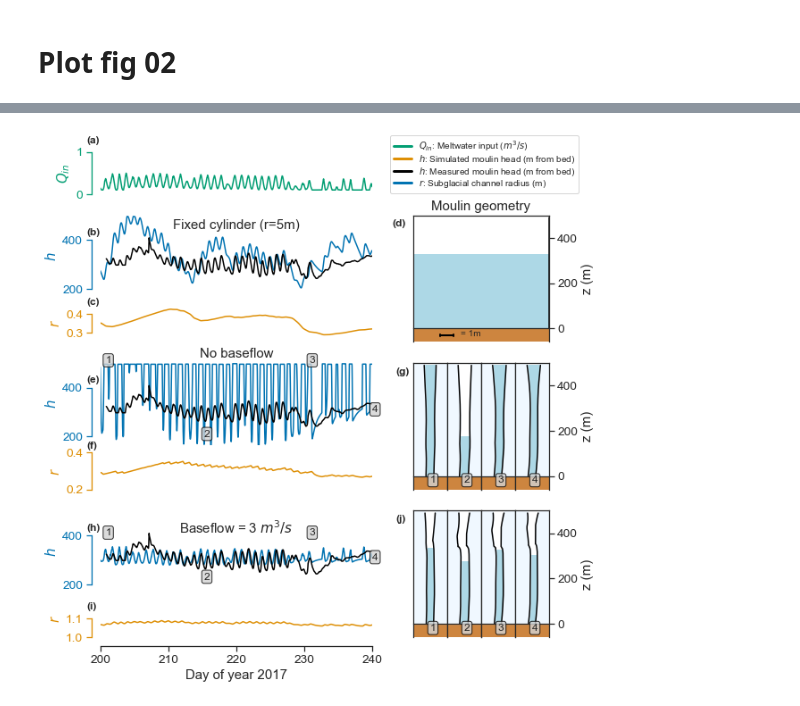
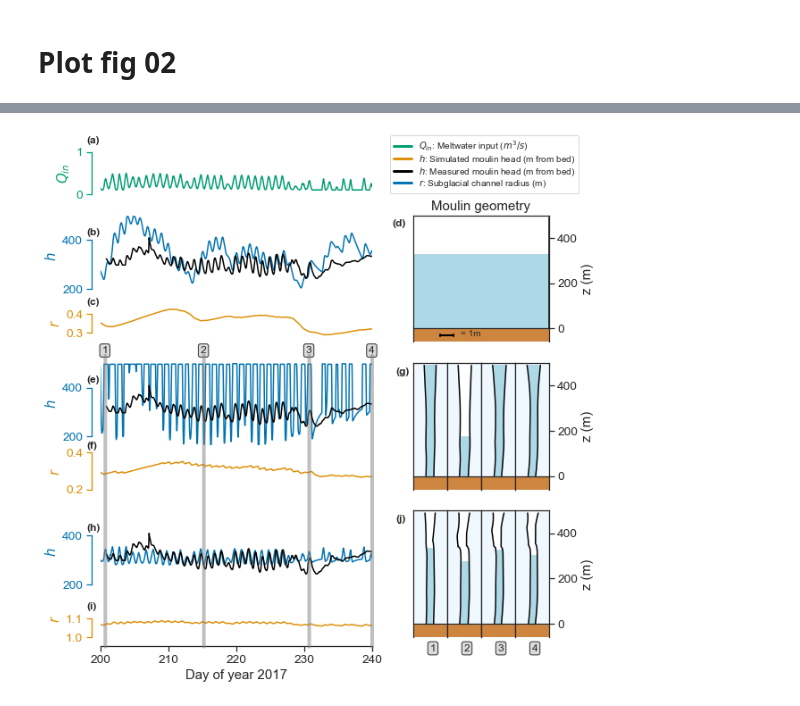
Before and after one commit to cctrunz/ModelRepo_pyMouShBaseflow_paper, a Jupyter notebook: Plot_figures_with_JEME.ipynb, the cells around one changed output, grey strips where cells are left out. Drawn from its saved outputs; the diff is of its cells as text; code cells hidden in the pictures.

```diff
--- a/Plot_figures_with_JEME.ipynb
+++ b/Plot_figures_with_JEME.ipynb
@@ -409,5 +408,5 @@ def plot_number(ax,string,x,y):
 # %%
-import seaborn as sns
+
 #sns.set()
 sns.set_theme(style="ticks", font_scale=1.25)
 palette=sns.color_palette("colorblind", 3)
@@ -446,12 +445,38 @@ ax4d = plt.subplot(gs8[0, 1])#moulin2
 ax4e = plt.subplot(gs8[0, 2])#moulin3
 ax4f = plt.subplot(gs8[0, 3])#moulin4
 
+
+
+#Lines
+height = 530
+low = 0.95
+color_line = 'grey'
+
+fig.add_artist(ConnectionPatch(xyA=(days[0],height), coordsA=ax3a.transData,
+                               xyB=(days[0],low), coordsB=ax4b.transData,
+                               arrowstyle="-",color=color_line,linewidth='4', alpha=0.5))
+fig.add_artist(ConnectionPatch(xyA=(days[1],height), coordsA=ax3a.transData,
+                               xyB=(days[1],low), coordsB=ax4b.transData,
+                               arrowstyle="-",color=color_line,linewidth='4', alpha=0.5))
+fig.add_artist(ConnectionPatch(xyA=(days[2],height), coordsA=ax3a.transData,
+                               xyB=(days[2],low), coordsB=ax4b.transData,
+                               arrowstyle="-",color=color_line,linewidth='4', alpha=0.5))
+fig.add_artist(ConnectionPatch(xyA=(days[3],height), coordsA=ax3a.transData,
+                               xyB=(days[3],low), coordsB=ax4b.transData,
+                               arrowstyle="-",color=color_line,linewidth='4', alpha=0.5))
+
+plot_number(ax3a,'1',days[0]-0.5,height+10)
+plot_number(ax3a,'2',days[1]-0.5,height+10)
+plot_number(ax3a,'3',days[2]-0.5,height+10)
+plot_number(ax3a,'4',days[3]-0.5,height+10)
+
+
 #Qin
 plot_timeserie(cylinder,ax1,'meltwater_input_moulin',ylim=[0,1],color=palette[2], ylabel='$Q_{in}$')
 #Head 1
 plot_timeserie(cylinder,ax2a,'head',ylim=[166,500],color=palette[0], ylabel='$h$')
 sns.lineplot(x=t_real/secinday,y=h_real,ax=ax2a,color='black')
-ax2a.set_title('Fixed cylinder (r=5m)', y=1.0, pad=-15)
+#ax2a.set_title('Fixed cylinder (r=5m)', y=1.0, pad=-15)
 #Radius 1
 plot_timeserie(cylinder,ax2b,'subglacial_radius',ylim=[0.25,0.45],color=palette[1], ylabel='$r$')
 #Moulin 1
@@ -465,11 +490,11 @@ ax2c.text(-1.5,-35,'= 1m', fontsize=10,)
 #Head 2
 plot_timeserie(bf0_fix,ax3a,'head',ylim=[166,500],color=palette[0], ylabel='$h$')
 sns.lineplot(x=t_real/secinday,y=h_real,ax=ax3a,color='black')
-ax3a.set_title('No baseflow')
-plot_number(ax3a,'1',days[0],500)
-plot_number(ax3a,'2',days[1],200)
-plot_number(ax3a,'3',days[2],500)
-plot_number(ax3a,'4',days[3],300)
+#ax3a.set_title('No baseflow')
+#plot_number(ax3a,'1',days[0],500)
+#plot_number(ax3a,'2',days[1],200)
+#plot_number(ax3a,'3',days[2],500)
+#plot_number(ax3a,'4',days[3],300)
 
 #Radius 2
 plot_timeserie(bf0_fix,ax3b,'subglacial_radius',ylim=[0.2,0.4],color=palette[1], ylabel='$r$')
@@ -478,19 +503,19 @@ plot_moulin(bf0_fix,ax3c,days[0],lim=1.25,yaxis=False)
 plot_moulin(bf0_fix,ax3d,days[1],lim=1.25,yaxis=False)
 plot_moulin(bf0_fix,ax3e,days[2],lim=1.25,yaxis=False)
 plot_moulin(bf0_fix,ax3f,days[3],lim=1.25,yaxis=True)
-plot_number(ax3c,'1',0,-30)
-plot_number(ax3d,'2',0,-30)
-plot_number(ax3e,'3',0,-30)
-plot_number(ax3f,'4',0,-30)
+#plot_number(ax3c,'1',0,-30)
+#plot_number(ax3d,'2',0,-30)
+#plot_number(ax3e,'3',0,-30)
+#plot_number(ax3f,'4',0,-30)
 
 #Head 3
 plot_timeserie(bf3_fix,ax4a,'head',ylim=[166,500],color=palette[0], ylabel='$h$')
 sns.lineplot(x=t_real/secinday,y=h_real,ax=ax4a,color='black')
-ax4a.set_title('Baseflow = 3 $m^3/s$', y=1.0, pad=-25)
-plot_number(ax4a,'1',days[0],400)
-plot_number(ax4a,'2',days[1],220)
-plot_number(ax4a,'3',days[2],400)
-plot_number(ax4a,'4',days[3],300)
+#ax4a.set_title('Baseflow = 3 $m^3/s$', y=1.0, pad=-25, loc='Left')
+#plot_number(ax4a,'1',days[0],400)
+#plot_number(ax4a,'2',days[1],220)
+#plot_number(ax4a,'3',days[2],400)
+#plot_number(ax4a,'4',days[3],300)
 #Radius 3
 plot_timeserie(bf3_fix,ax4b,'subglacial_radius',ylim=[1,1.2],xlabel=True, color=palette[1], ylabel='$r$')
 #Moulin 3
@@ -498,40 +523,43 @@ plot_moulin(bf3_fix,ax4c,days[0],lim=1.25,yaxis=False)
 plot_moulin(bf3_fix,ax4d,days[1],lim=1.25,yaxis=False)
 plot_moulin(bf3_fix,ax4e,days[2],lim=1.25,yaxis=False)
 plot_moulin(bf3_fix,ax4f,days[3],lim=1.25,yaxis=True)
-plot_number(ax4c,'1',0,-30)
-plot_number(ax4d,'2',0,-30)
-plot_number(ax4e,'3',0,-30)
-plot_number(ax4f,'4',0,-30)
+plot_number(ax4c,'1',0,-120)
+plot_number(ax4d,'2',0,-120)
+plot_number(ax4e,'3',0,-120)
+plot_number(ax4f,'4',0,-120)
+
 
 ax1.text(198,1.2,'(a)',fontsize=12, weight='bold')
 ax2a.text(198,420,'(b)',fontsize=12, weight='bold')
 ax2b.text(198,0.45,'(c)',fontsize=12, weight='bold')
 ax2c.text(-6.5,450,'(d)',fontsize=12, weight='bold')
 ax3a.text(198,420,'(e)',fontsize=12, weight='bold')
 ax3b.text(198,0.42,'(f)',fontsize=12, weight='bold')
 ax3c.text(-2.5,450,'(g)',fontsize=12, weight='bold')
 ax4a.text(198,420,'(h)',fontsize=12, weight='bold')
 ax4b.text(198,1.15,'(i)',fontsize=12, weight='bold')
 ax4c.text(-2.5,450,'(j)',fontsize=12, weight='bold')
+
+
 
 #legend
 
 elements = [Line2D([0], [0], color=palette[2], lw=3, label='$Q_{in}$: Meltwater input ($m^3/s$)'),
             Line2D([0], [0], color=palette[1], lw=3, label='$h$: Simulated moulin head (m from bed)'),
             Line2D([0], [0], color='black', lw=3, label='$h$: Measured moulin head (m from bed)'),
             Line2D([0], [0], color=palette[0], lw=3, label='$r$: Subglacial channel radius (m)')]
 
 elements_2 = [Line2D([0], [0], color='white',label='$cyl$ = fixed cylinder (r=5m)'),
               Line2D([0], [0], color='white',label='$b0$ = no baseflow'),
               Line2D([0], [0], color='white',label='$b3$ = baseflow = 3$m^3/s$')]
 
 ax1.legend(handles=elements, loc=2, bbox_to_anchor=(1.05, 1.5), labelspacing=0,  prop={'size': 10})
 #ax2c.legend(handles=elements_2, loc=2, bbox_to_anchor=(-0.5, 2), prop={'size': 10})
 
 
-plt.savefig('fig02.pdf')#,dpi=300)
+plt.savefig('Figure_TC/fig02.pdf',bbox_inches='tight')
 # %% [output]
-[figure, old version]
+[figure, new version]
 # %%
 # CREATE COLOR PALETTE
 
```
Also changed, not shown: parts of 5 cells of this notebook.
